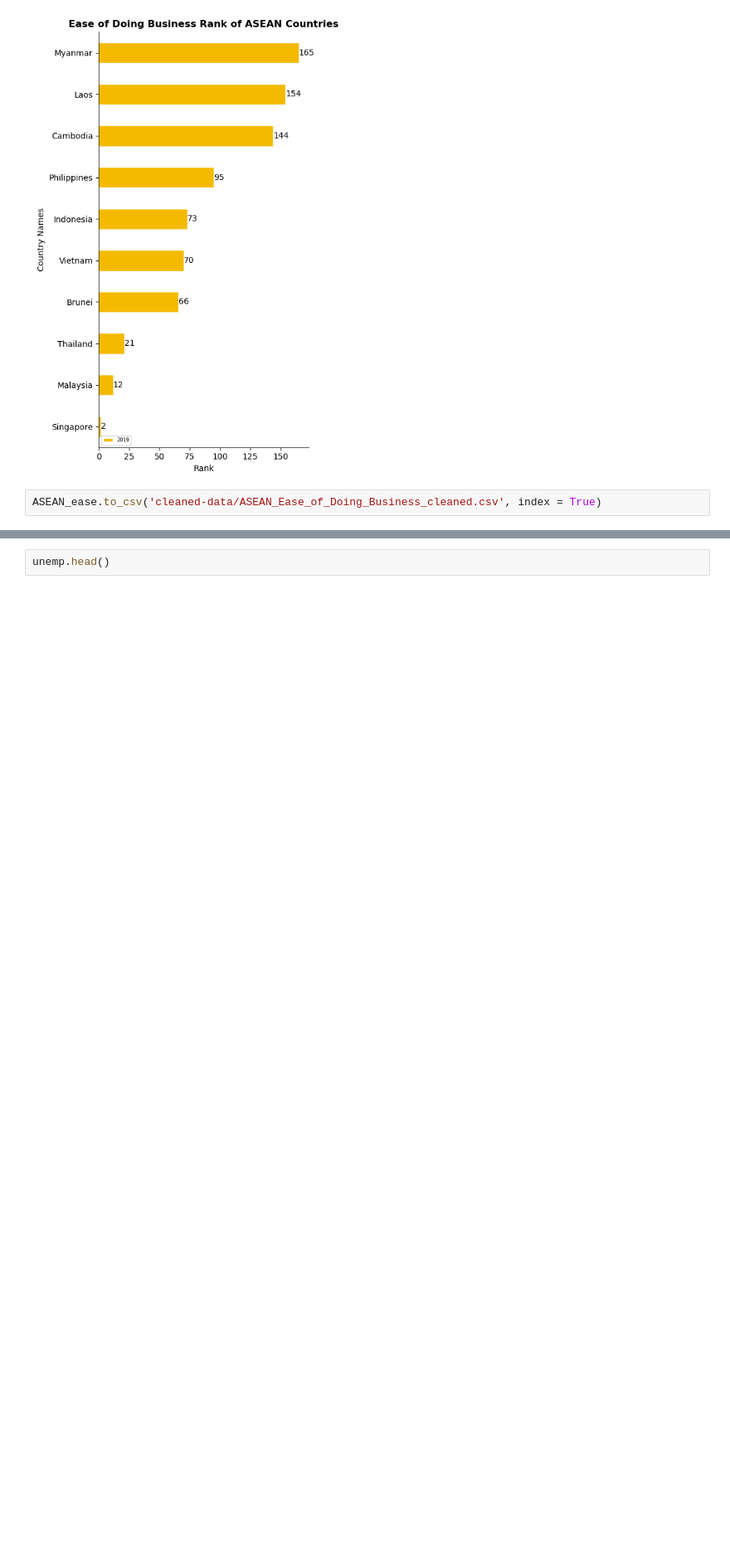
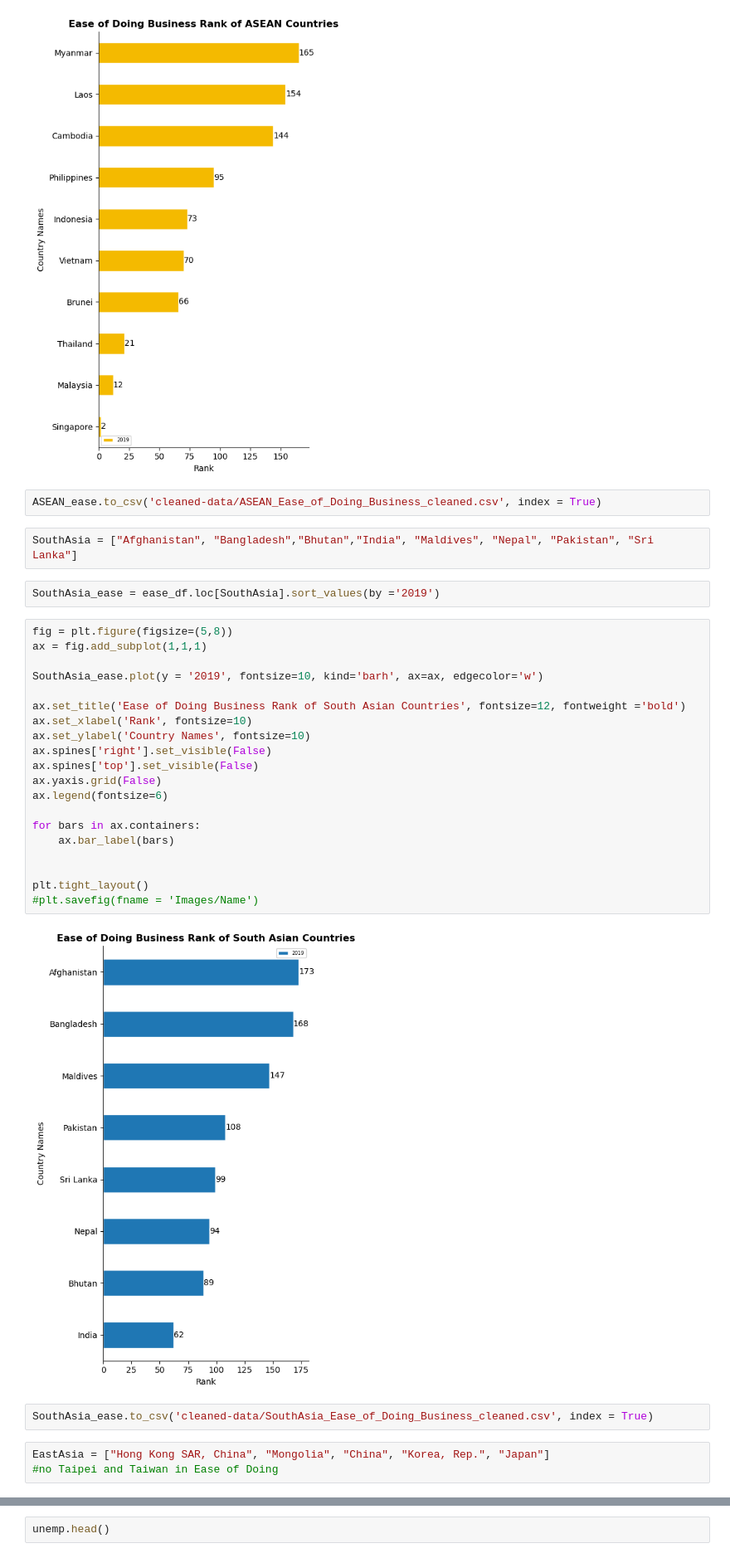
Before and after one commit to RuizLorenzoChavez/asean-datascience, a Jupyter notebook: GillCleaning.ipynb, the cells around one changed output, grey strips where cells are left out. Shown: that part at 83% size. Drawn from its saved outputs; the diff is of its cells as text; blank space fills up the shorter version.

Commit message:
Added East Asia and South Asia
for ease of doing business and unemployment

```diff
--- a/GillCleaning.ipynb
+++ b/GillCleaning.ipynb
@@ -168,3 +168,34 @@ plt.tight_layout()
 [figure]
 # %%
 ASEAN_ease.to_csv('cleaned-data/ASEAN_Ease_of_Doing_Business_cleaned.csv', index = True)
+# %%
+SouthAsia = ["Afghanistan", "Bangladesh","Bhutan","India", "Maldives", "Nepal", "Pakistan", "Sri Lanka"]
+# %%
+SouthAsia_ease = ease_df.loc[SouthAsia].sort_values(by ='2019')
+# %%
+fig = plt.figure(figsize=(5,8))
+ax = fig.add_subplot(1,1,1)
+
+SouthAsia_ease.plot(y = '2019', fontsize=10, kind='barh', ax=ax, edgecolor='w')
+
+ax.set_title('Ease of Doing Business Rank of South Asian Countries', fontsize=12, fontweight ='bold')
+ax.set_xlabel('Rank', fontsize=10)
+ax.set_ylabel('Country Names', fontsize=10)
+ax.spines['right'].set_visible(False)
+ax.spines['top'].set_visible(False)
+ax.yaxis.grid(False)
+ax.legend(fontsize=6)
+
+for bars in ax.containers:
+    ax.bar_label(bars)
+
+
+plt.tight_layout()
+#plt.savefig(fname = 'Images/Name')
+# %% [output]
+[figure, added]
+# %%
+SouthAsia_ease.to_csv('cleaned-data/SouthAsia_Ease_of_Doing_Business_cleaned.csv', index = True)
+# %%
+EastAsia = ["Hong Kong SAR, China", "Mongolia", "China", "Korea, Rep.", "Japan"]
+#no Taipei and Taiwan in Ease of Doing
```
Also changed, not shown: parts of 9 cells of this notebook, 4 other files.
